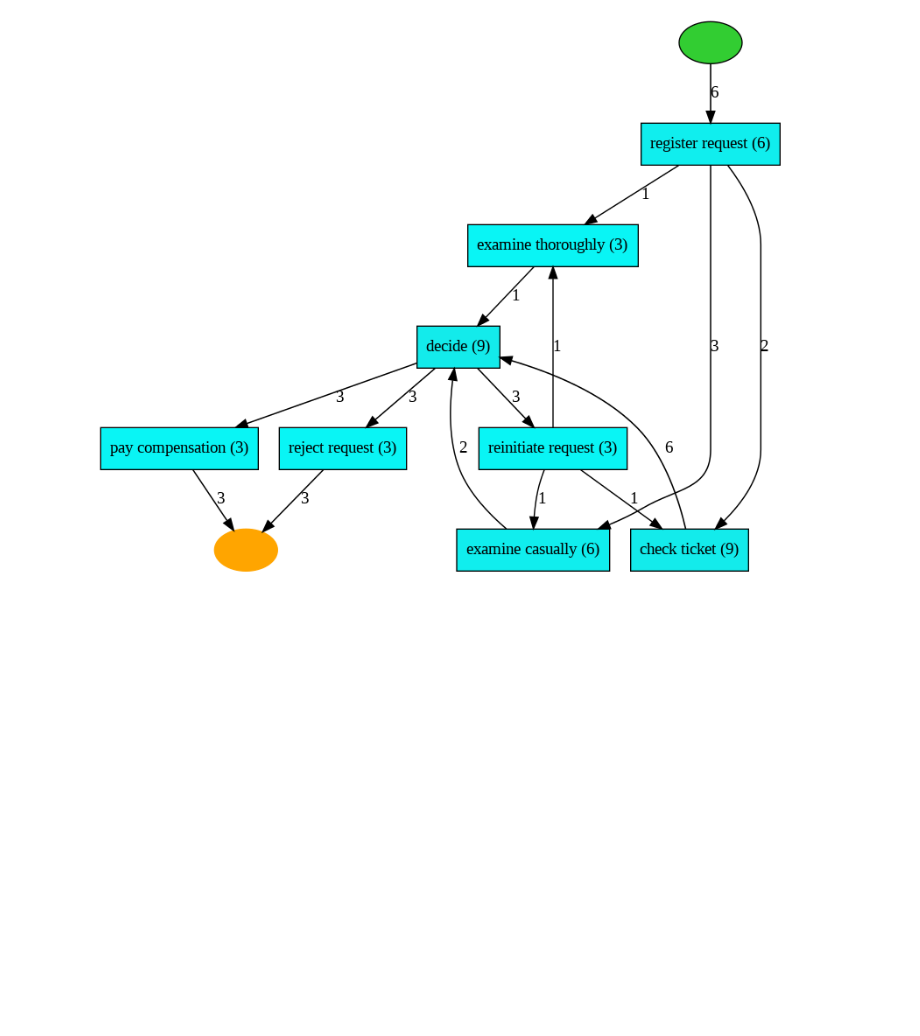
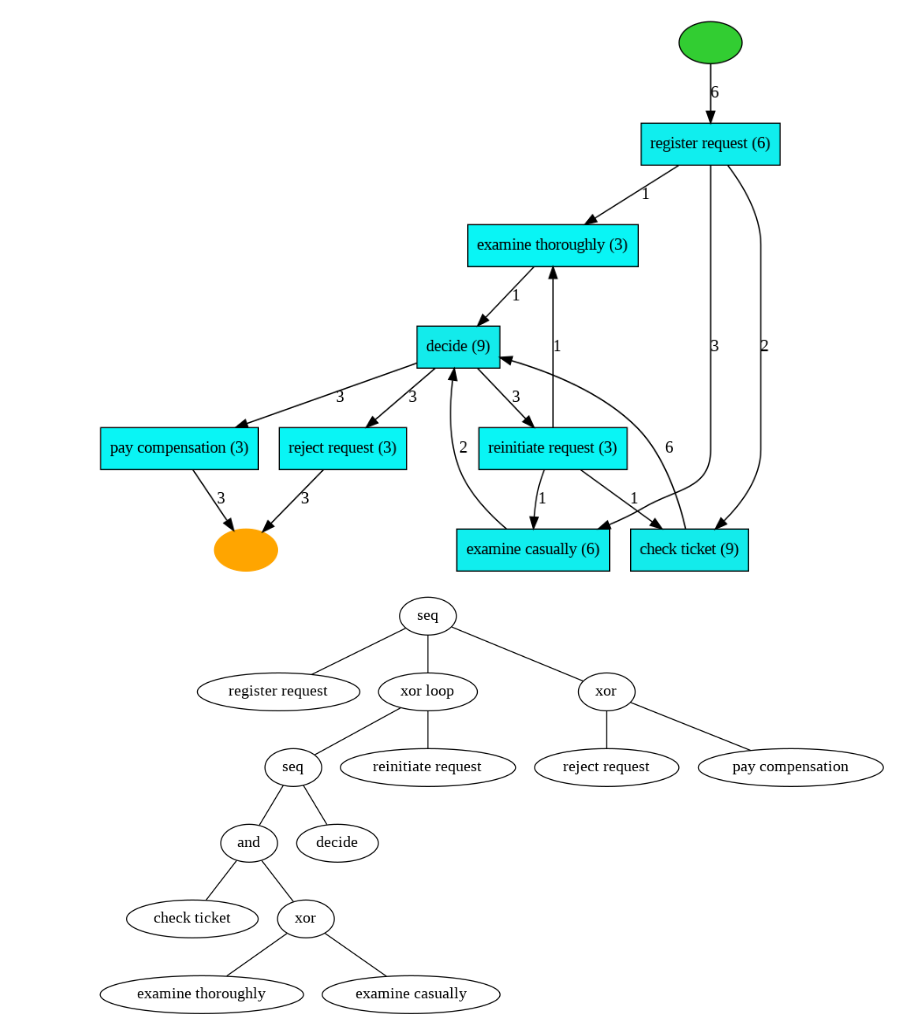
Before and after one commit to syh0397/DataAnalyst_Study, a Jupyter notebook: introduction_to_process_mining.ipynb, the cells around one changed output. Cells and saved outputs as stored; diff of their text form; code cells hidden in the pictures; blank space fills up the shorter version.

```diff
--- a/introduction_to_process_mining.ipynb
+++ b/introduction_to_process_mining.ipynb
@@ -178,3 +186,13 @@ gviz = hn_visualizer.apply(heu_net)
 hn_visualizer.view(gviz)
 # %% [output]
 [figure]
+# %%
+import os
+from pm4py.objects.log.importer.xes import importer as xes_importer
+from pm4py.algo.discovery.inductive import algorithm as inductive_miner
+tree = inductive_miner.apply(log)
+# %%
+gviz = pt_visualizer.apply(tree)
+pt_visualizer.view(gviz)
+# %% [output]
+[figure, added]
```
Also changed, not shown: parts of 5 cells of this notebook.
